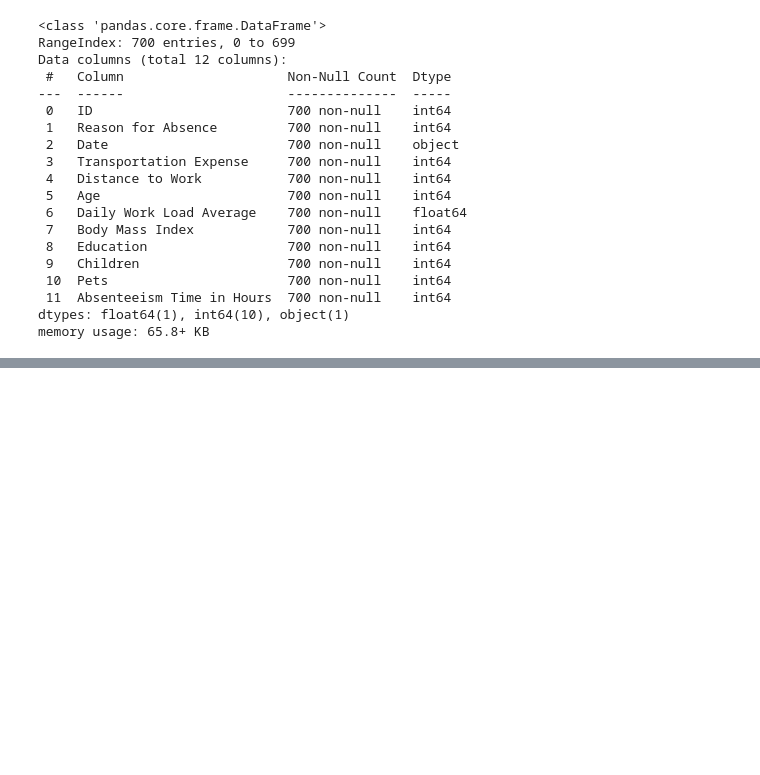
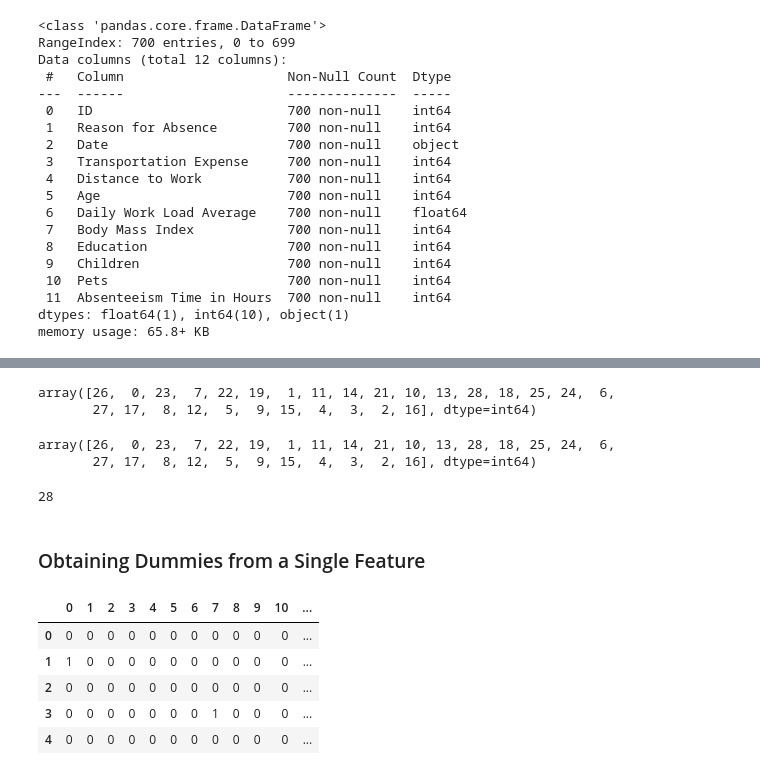
Before and after one commit to dahouda2pro/Machine_Learning_For_Work_Absenteeism_Prediction, a Jupyter notebook: data_preprocessing.ipynb, the cells around one changed output, grey strips where cells are left out. Drawn from its saved outputs; the diff is of its cells as text; code cells hidden in the pictures; blank space fills up the shorter version.

```diff
--- a/data_preprocessing.ipynb
+++ b/data_preprocessing.ipynb
@@ -61,0 +57,4 @@ memory usage: 65.8+ KB
+# %%
+# Drop the ID columns because it is a nominal data and it is not carrying any information.
+
+df = df.drop(['ID'], axis=1)
@@ -61,0 +99,29 @@ memory usage: 65.8+ KB
+# %%
+pd.unique(df['Reason for Absence'])
+# %% [output]
+array([26,  0, 23,  7, 22, 19,  1, 11, 14, 21, 10, 13, 28, 18, 25, 24,  6,
+       27, 17,  8, 12,  5,  9, 15,  4,  3,  2, 16], dtype=int64)
+# %%
+# An other method
+df['Reason for Absence'].unique()
+# %% [output]
+array([26,  0, 23,  7, 22, 19,  1, 11, 14, 21, 10, 13, 28, 18, 25, 24,  6,
+       27, 17,  8, 12,  5,  9, 15,  4,  3,  2, 16], dtype=int64)
+# %%
+len(df['Reason for Absence'].unique())
+# %% [output]
+28
+# %% [markdown]
+### Obtaining Dummies from a Single Feature
+# %%
+# Get Dummies
+reason_columns = pd.get_dummies(df['Reason for Absence'])
+# %%
+reason_columns.head(5)
+# %% [output]
+|  | 0 | 1 | 2 | 3 | 4 | 5 | 6 | 7 | 8 | 9 | 10 | ... |
+| 0 | 0 | 0 | 0 | 0 | 0 | 0 | 0 | 0 | 0 | 0 | 0 | ... |
+| 1 | 1 | 0 | 0 | 0 | 0 | 0 | 0 | 0 | 0 | 0 | 0 | ... |
+| 2 | 0 | 0 | 0 | 0 | 0 | 0 | 0 | 0 | 0 | 0 | 0 | ... |
+| 3 | 0 | 0 | 0 | 0 | 0 | 0 | 0 | 1 | 0 | 0 | 0 | ... |
+| 4 | 0 | 0 | 0 | 0 | 0 | 0 | 0 | 0 | 0 | 0 | 0 | ... |
```
Also changed, not shown: parts of 21 cells of this notebook.
